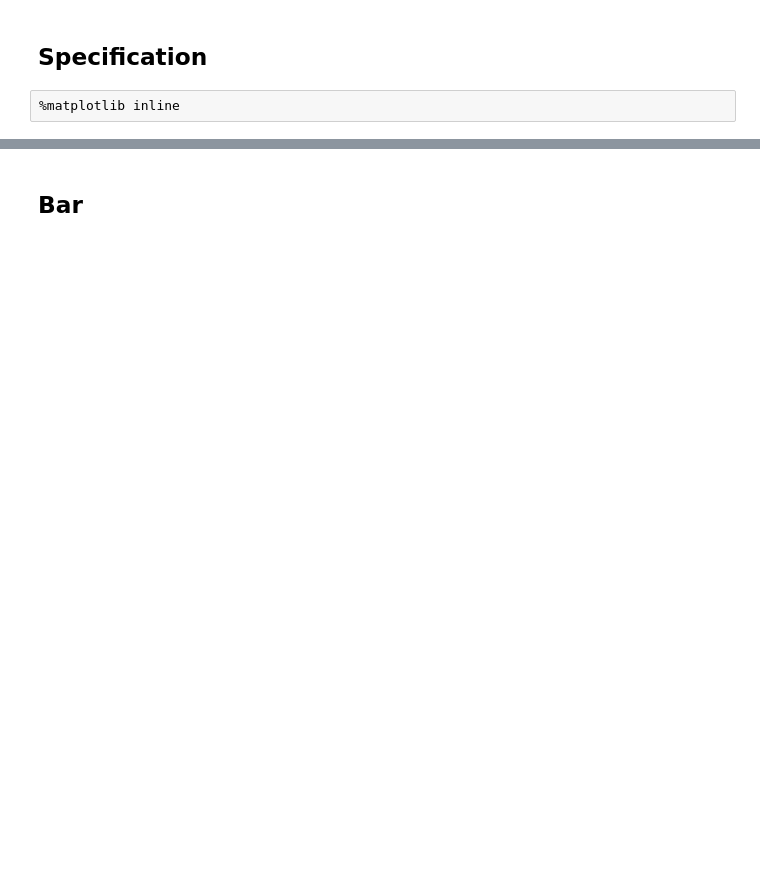
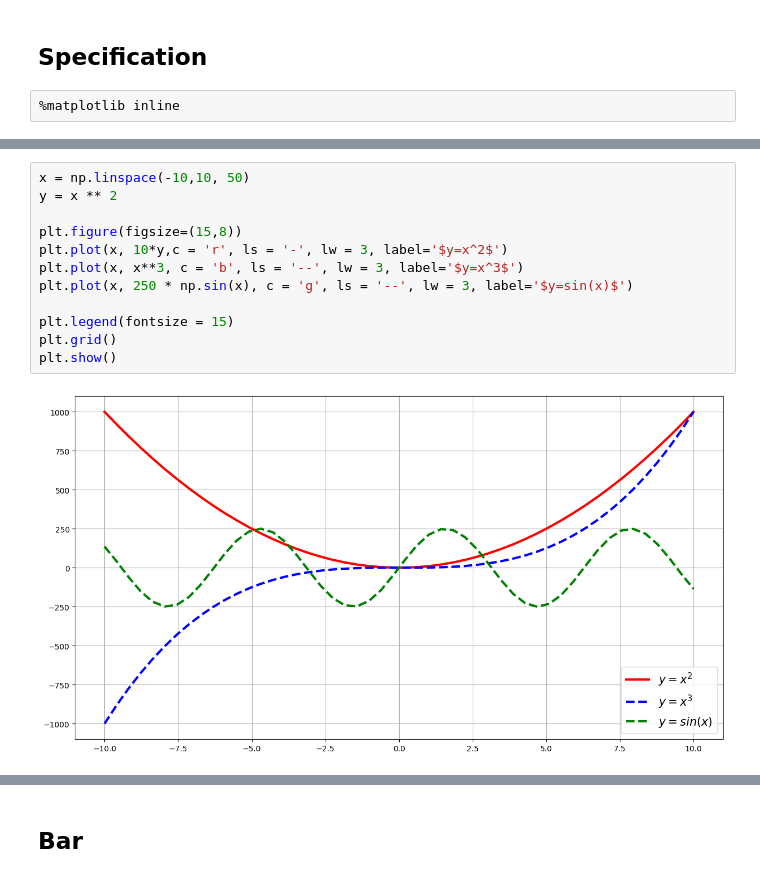
Before and after one commit to saeed-saffari/Py-for-Econ-fall2022-ATU, a Jupyter notebook: MSc Macroeconomics/4. Matplotlib.ipynb, the cells around one changed output, grey strips where cells are left out. Saved outputs shown, nothing was run; the diff lists cells and outputs as text; blank space fills up the shorter version.

```diff
--- a/MSc Macroeconomics/4. Matplotlib.ipynb
+++ b/MSc Macroeconomics/4. Matplotlib.ipynb
@@ -20,0 +53,14 @@
+# %%
+x = np.linspace(-10,10, 50)
+y = x ** 2
+
+plt.figure(figsize=(15,8))
+plt.plot(x, 10*y,c = 'r', ls = '-', lw = 3, label='$y=x^2$')
+plt.plot(x, x**3, c = 'b', ls = '--', lw = 3, label='$y=x^3$')
+plt.plot(x, 250 * np.sin(x), c = 'g', ls = '--', lw = 3, label='$y=sin(x)$')
+
+plt.legend(fontsize = 15)
+plt.grid()
+plt.show()
+# %% [output]
+[figure, added]
```
Also changed, not shown: parts of 9 cells of this notebook.
